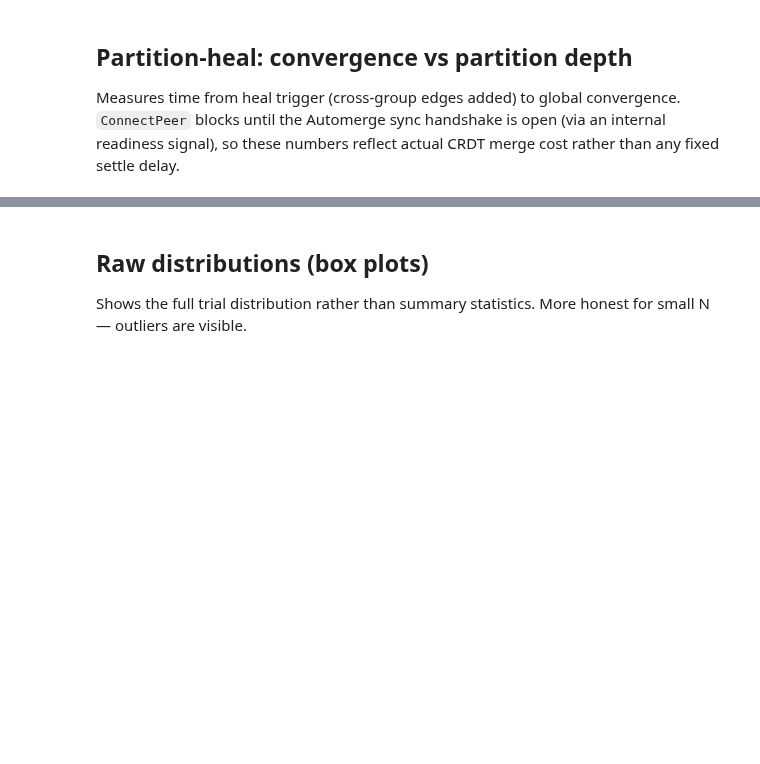
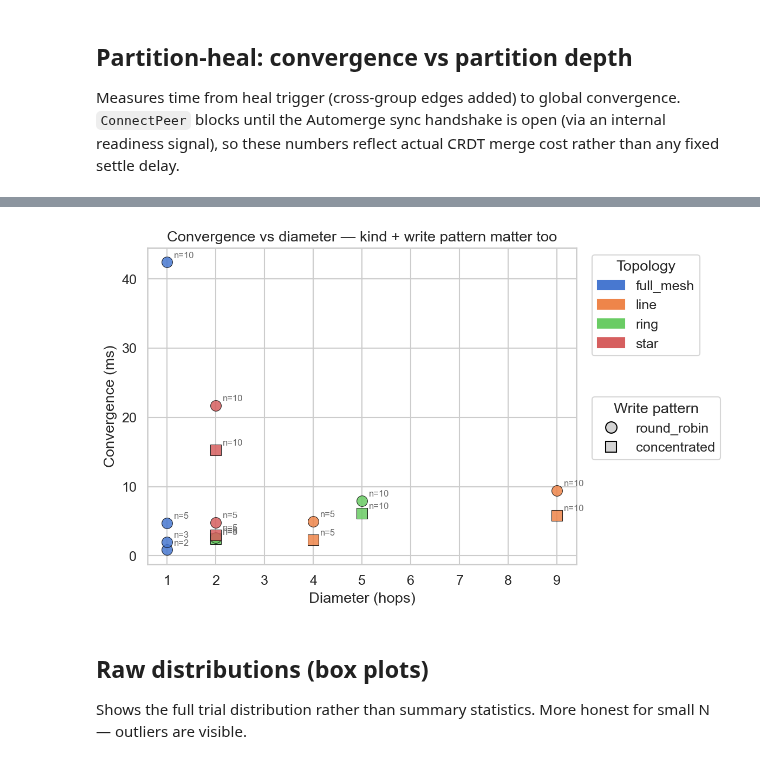
Before and after one commit to exokernel/replicant, a Jupyter notebook: analysis/convergence.ipynb, the cells around one changed output, grey strips where cells are left out. Drawn from its saved outputs; the diff is of its cells as text; code cells hidden in the pictures; blank space fills up the shorter version.

```diff
--- a/analysis/convergence.ipynb
+++ b/analysis/convergence.ipynb
@@ -93,3 +154,58 @@ plt.show()
+# %%
+import matplotlib.patches as mpatches
+
+diam_df = summary[summary.topology_kind != "partition_heal"].copy()
+diam_df["write_pattern"] = diam_df.scenario.apply(
+    lambda s: "concentrated" if s.endswith("-concentrated") else "round_robin"
+)
+
+kinds = sorted(diam_df.topology_kind.unique())
+palette = dict(zip(kinds, sns.color_palette("muted", n_colors=len(kinds))))
+markers = {"round_robin": "o", "concentrated": "s"}
+
+fig, ax = plt.subplots(figsize=(8, 5))
+for (kind, pat), group in diam_df.groupby(["topology_kind", "write_pattern"]):
+    ax.scatter(
+        group.diameter,
+        group.mean_ms,
+        marker=markers[pat],
+        s=90,
+        color=palette[kind],
+        edgecolor="black",
+        linewidth=0.5,
+        alpha=0.85,
+    )
+
+for _, row in diam_df.iterrows():
+    ax.annotate(
+        f"n={row.node_count}",
+        (row.diameter, row.mean_ms),
+        textcoords="offset points",
+        xytext=(6, 4),
+        fontsize=8,
+        color="dimgray",
+    )
+
+color_legend = [mpatches.Patch(color=palette[k], label=k) for k in kinds]
+shape_legend = [
+    plt.Line2D([0], [0], marker=markers[pat], color="black", linestyle="",
+               markerfacecolor="lightgray", markersize=10, label=pat)
+    for pat in markers
+]
+first_legend = ax.legend(handles=color_legend, title="Topology",
+                          loc="upper left", bbox_to_anchor=(1.02, 1))
+ax.add_artist(first_legend)
+ax.legend(handles=shape_legend, title="Write pattern",
+          loc="upper left", bbox_to_anchor=(1.02, 0.55))
+
+ax.set_xlabel("Diameter (hops)")
+ax.set_ylabel("Convergence (ms)")
+ax.set_title("Convergence vs diameter — kind + write pattern matter too")
+fig.tight_layout()
+fig.savefig(FIGS / "convergence_vs_diameter.pdf", bbox_inches="tight")
+plt.show()
+# %% [output]
+[figure, added]
 # %% [markdown]
 ## Raw distributions (box plots)
 
```
Also changed, not shown: parts of 17 cells of this notebook.
